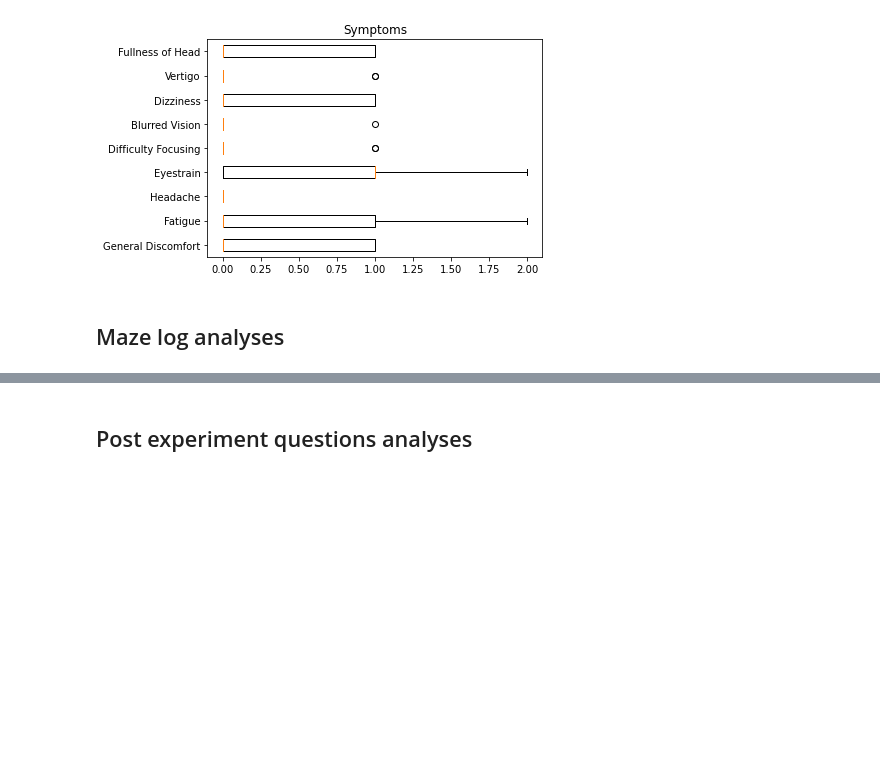
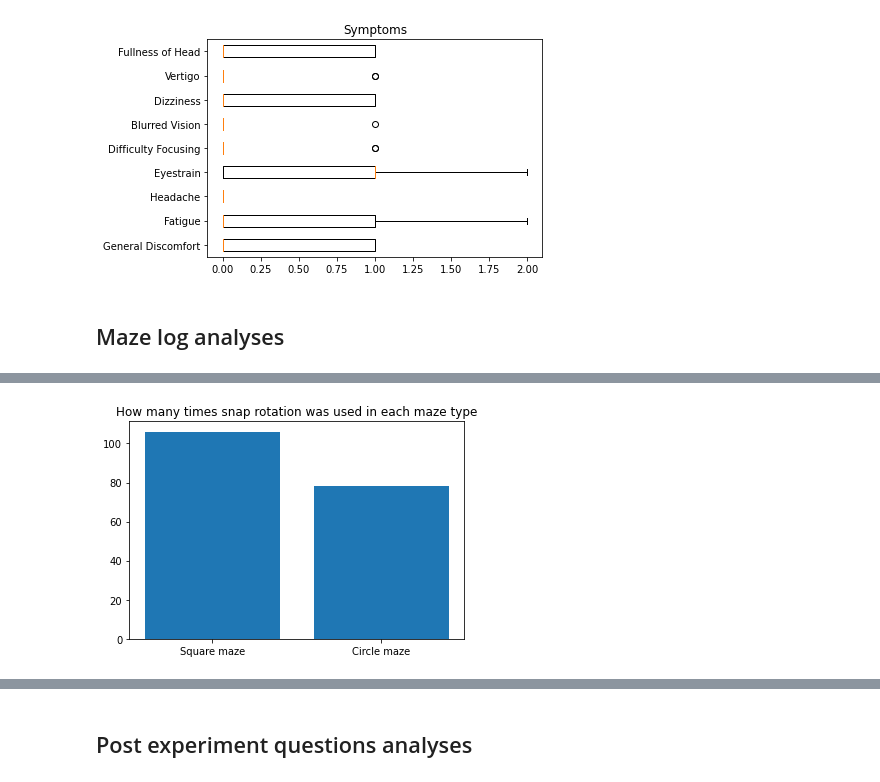
Before and after one commit to Nikolayb1/COMP0138_Maze, a Jupyter notebook: Analyses/main.ipynb, the cells around one changed output, grey strips where cells are left out. Saved outputs shown, nothing was run; the diff lists cells and outputs as text; code cells hidden in the pictures; blank space fills up the shorter version.

```diff
--- a/Analyses/main.ipynb
+++ b/Analyses/main.ipynb
@@ -362,0 +480,15 @@ plt.show()
+# %%
+ss = 0
+cs = 0
+for i in range(9):
+    s, c = mazeSnapRotation(maze_data[i])
+    ss += s
+    cs += c
+
+fig1, ax1 = plt.subplots()
+ax1.set_title('How many times snap rotation was used in each maze type')
+time_frame = ['Square maze', 'Circle maze']
+ax1.bar(time_frame,[ss,cs])
+plt.show()
+# %% [output]
+[figure, added]
```
Also changed, not shown: parts of 9 cells of this notebook.
